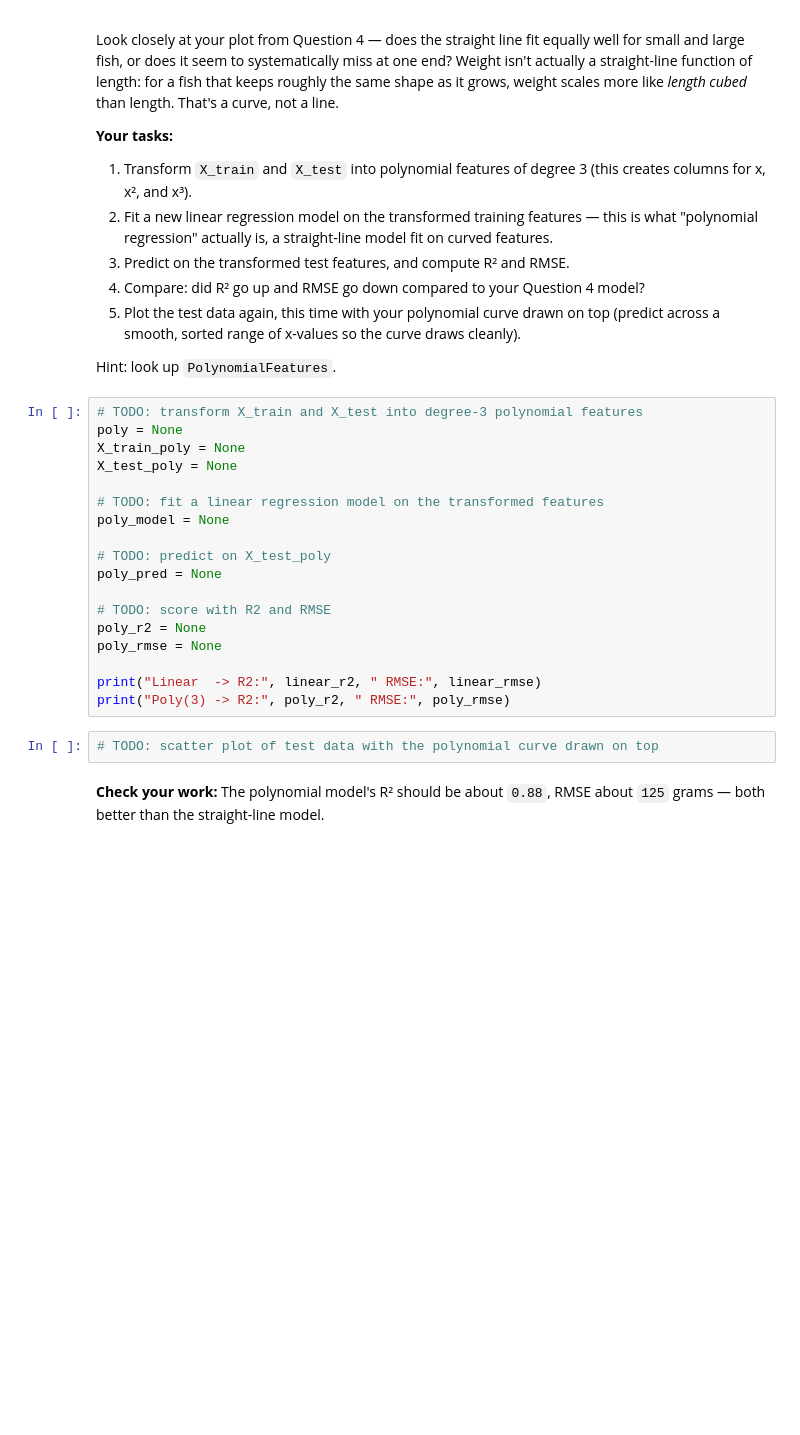
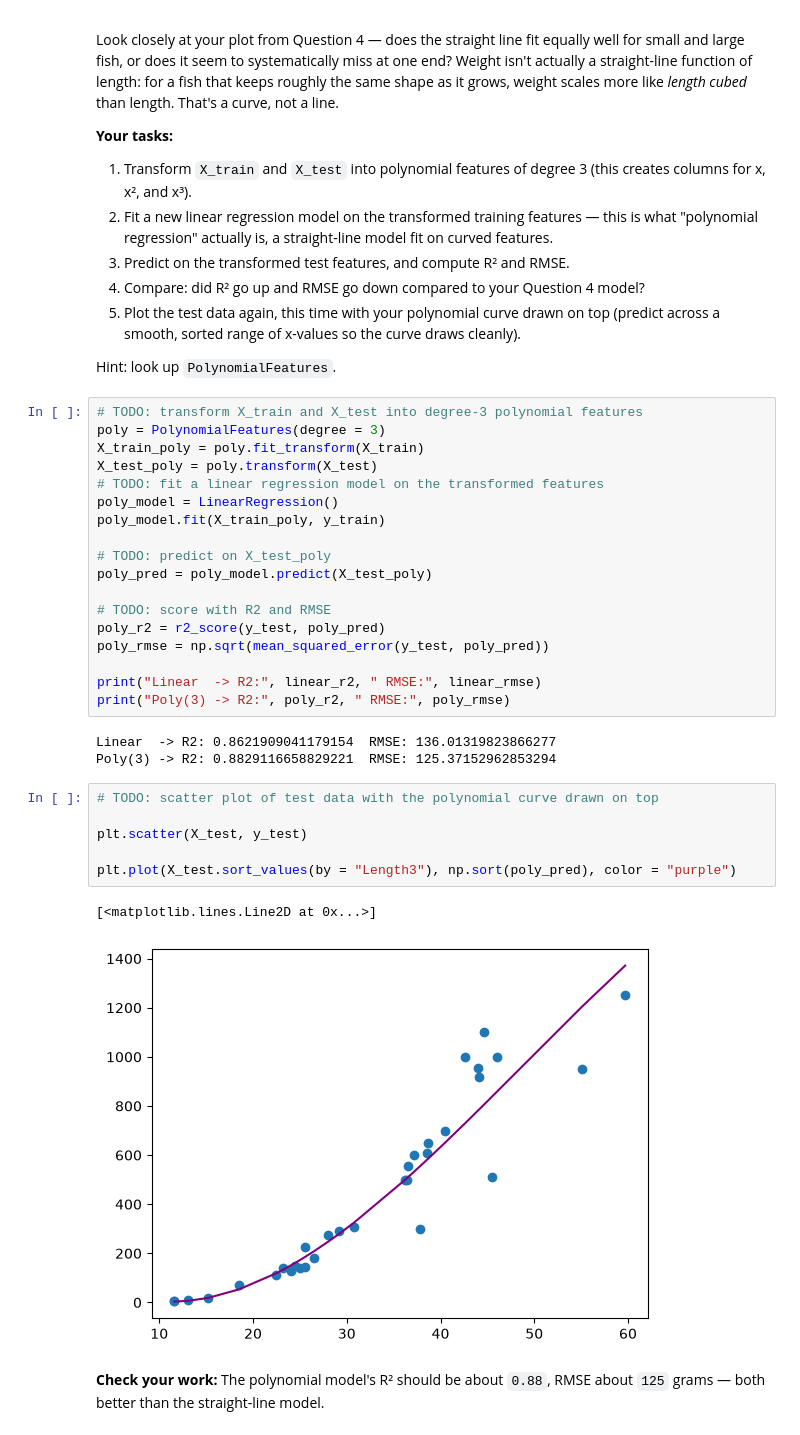
Before and after one commit to shipra45/PY191_lab, a Jupyter notebook: fish_regression_exercises.ipynb, the cells around one changed output. Cells and saved outputs as stored; diff of their text form; blank space fills up the shorter version.

```diff
--- a/fish_regression_exercises.ipynb
+++ b/fish_regression_exercises.ipynb
@@ -234,24 +234,34 @@ Look closely at your plot from Question 4 — does the straight line fit equally
 Hint: look up `PolynomialFeatures`.
 # %%
 # TODO: transform X_train and X_test into degree-3 polynomial features
-poly = None
-X_train_poly = None
-X_test_poly = None
-
+poly = PolynomialFeatures(degree = 3)
+X_train_poly = poly.fit_transform(X_train)
+X_test_poly = poly.transform(X_test)
 # TODO: fit a linear regression model on the transformed features
-poly_model = None
+poly_model = LinearRegression()
+poly_model.fit(X_train_poly, y_train)
 
 # TODO: predict on X_test_poly
-poly_pred = None
+poly_pred = poly_model.predict(X_test_poly)
 
 # TODO: score with R2 and RMSE
-poly_r2 = None
-poly_rmse = None
+poly_r2 = r2_score(y_test, poly_pred)
+poly_rmse = np.sqrt(mean_squared_error(y_test, poly_pred))
 
 print("Linear  -> R2:", linear_r2, " RMSE:", linear_rmse)
 print("Poly(3) -> R2:", poly_r2, " RMSE:", poly_rmse)
+# %% [output]
+Linear  -> R2: 0.8621909041179154  RMSE: 136.01319823866277
+Poly(3) -> R2: 0.8829116658829221  RMSE: 125.37152962853294
 # %%
 # TODO: scatter plot of test data with the polynomial curve drawn on top
+
+plt.scatter(X_test, y_test)
+
+plt.plot(X_test.sort_values(by = "Length3"), np.sort(poly_pred), color = "purple")
+# %% [output]
+[<matplotlib.lines.Line2D at 0x...>]
+[figure, added]
 # %% [markdown]
 **Check your work:** The polynomial model's R² should be about `0.88`, RMSE about `125` grams — both better than the straight-line model.
 # %% [markdown]
```
